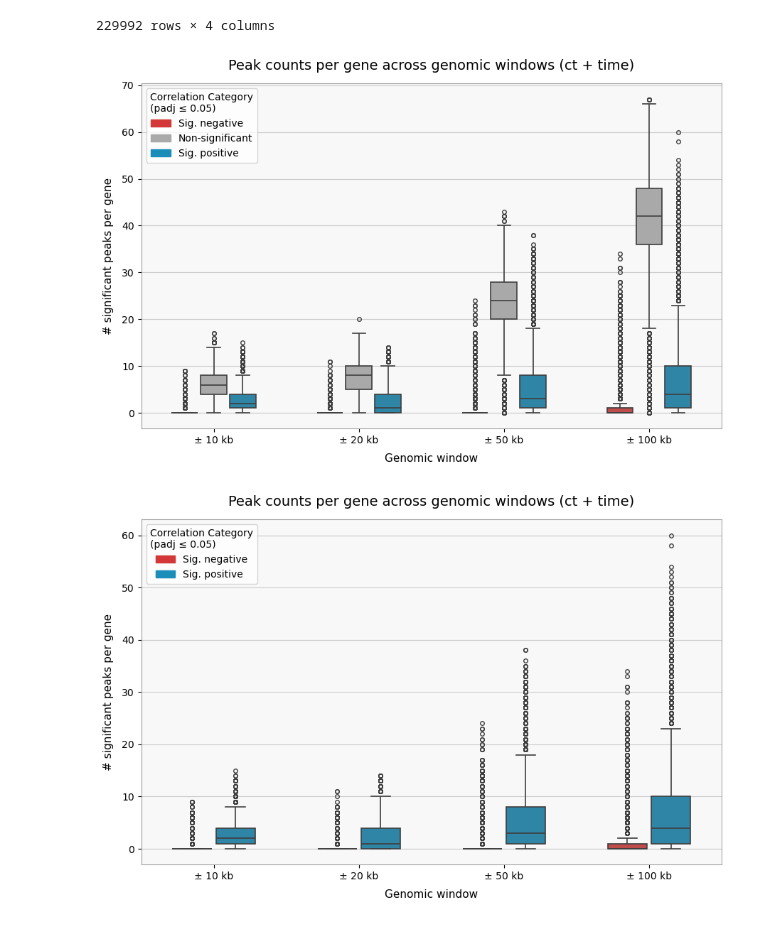
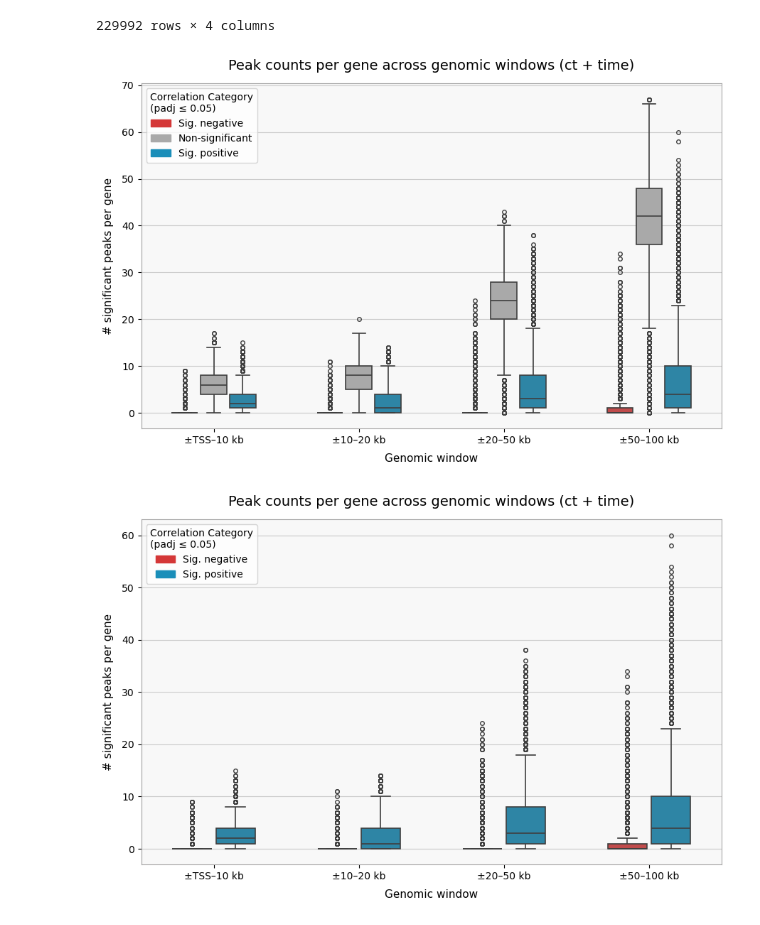
Before and after one commit to smin07/BA, a Jupyter notebook: notebooks/RNA_ATAC_cor_ct_time_2.ipynb, the cells around one changed output. Cells and saved outputs as stored; diff of their text form; code cells hidden in the pictures.

```diff
--- a/notebooks/RNA_ATAC_cor_ct_time_2.ipynb
+++ b/notebooks/RNA_ATAC_cor_ct_time_2.ipynb
@@ -1,7 +1,7 @@
 # %%
 #download the correlation results for the RNA-ATAC correlation analysis across all windows
 import pandas as pd
-cor_res_df = pd.read_csv("/home/fgsasse_lrs_1/Downloads/BA/BA_data/Rmd_n_notebook/gene_peak_correlation_ct_time_results.csv")
+cor_res_df = pd.read_csv("/home/fgsasse_lrs_1/Downloads/BA/BA_data/Correlations/Results/gene_peak_correlation_ct_time_results.csv")
 cor_res_df.head()
 # %% [output]
 |  | window | gene | peak | correlation | pvalue | neglog10_pvalue | padj | neglog10_padj |
@@ -145,10 +145,10 @@ sns.boxplot(
 
 # Replace x-axis tick labels
 window_labels = {
-    "10kb":  "± 10 kb",
-    "20kb":  "± 20 kb",
-    "50kb":  "± 50 kb",
-    "100kb": "± 100 kb",
+    "10kb":  "±TSS–10 kb",
+    "20kb":  "±10–20 kb",
+    "50kb":  "±20–50 kb",
+    "100kb": "±50–100 kb",
 }
 ax.set_xticklabels([window_labels[t.get_text()] for t in ax.get_xticklabels()])
 
@@ -163,34 +163,34 @@ for line, color in zip(
     line.set_markeredgecolor(color)
     line.set_alpha(0.7)
 
 ax.set_title("Peak counts per gene across genomic windows (ct + time)",
              fontsize=14, fontweight="500", pad=14, loc="center")
 ax.set_xlabel("Genomic window", fontsize=11, labelpad=8)
 ax.set_ylabel("# significant peaks per gene", fontsize=11, labelpad=8)
 
 ax.yaxis.grid(True, color="#cccccc", linewidth=0.8, linestyle="-", zorder=0)
 ax.xaxis.grid(False)
 ax.set_axisbelow(True)
 
 for spine in ax.spines.values():
     spine.set_color("#a5a4a4")
 
 handles = [mpatches.Patch(color=category_colors[c], alpha=1, label=c.capitalize())
            for c in category_order]
 ax.legend(
     handles=handles,
     title="Correlation Category\n(padj ≤ 0.05)",
     frameon=True,
     fontsize=10,
     loc="upper left",
     title_fontsize=10,
 )
 
 plt.tight_layout()
 fig.savefig("/home/fgsasse_lrs_1/Downloads/BA/BA_data/Correlations/Graphics/first_pair_count_cor_ct_time.png", dpi=300)
 plt.show()
 # %% [output]
-[figure, old version]
+[figure, new version]
 # %%
 # Boxplot of the counts of peaks per gene (first occurrence of gene-peak pair across all windows) for significant categories only (non-significant category excluded) for each window size
 import numpy as np
@@ -226,10 +226,10 @@ sns.boxplot(
 
 # Replace x-axis tick labels
 window_labels = {
-    "10kb":  "± 10 kb",
-    "20kb":  "± 20 kb",
-    "50kb":  "± 50 kb",
-    "100kb": "± 100 kb",
+    "10kb":  "±TSS–10 kb",
+    "20kb":  "±10–20 kb",
+    "50kb":  "±20–50 kb",
+    "100kb": "±50–100 kb",
 }
 ax.set_xticklabels([window_labels[t.get_text()] for t in ax.get_xticklabels()])
 
@@ -271,4 +271,4 @@ plt.tight_layout()
 fig.savefig("/home/fgsasse_lrs_1/Downloads/BA/BA_data/Correlations/Graphics/first_pair_count_cor_ct_time2.png", dpi=300)
 plt.show()
 # %% [output]
-[figure, old version]
+[figure, new version]
```
Also changed, not shown: 7 other files.
